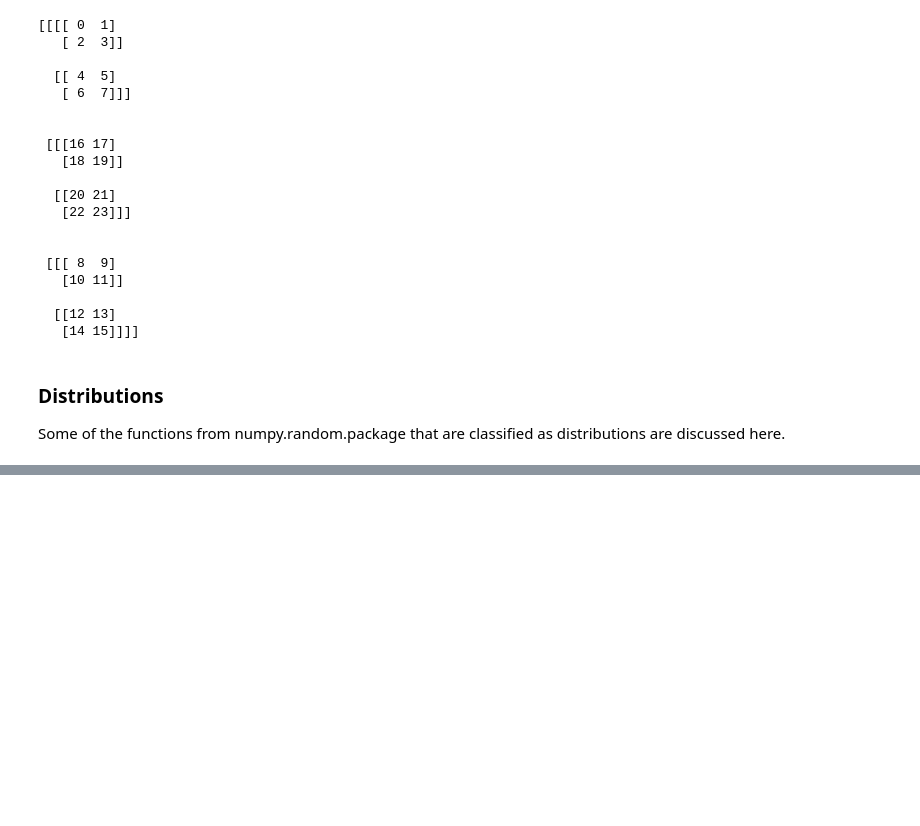
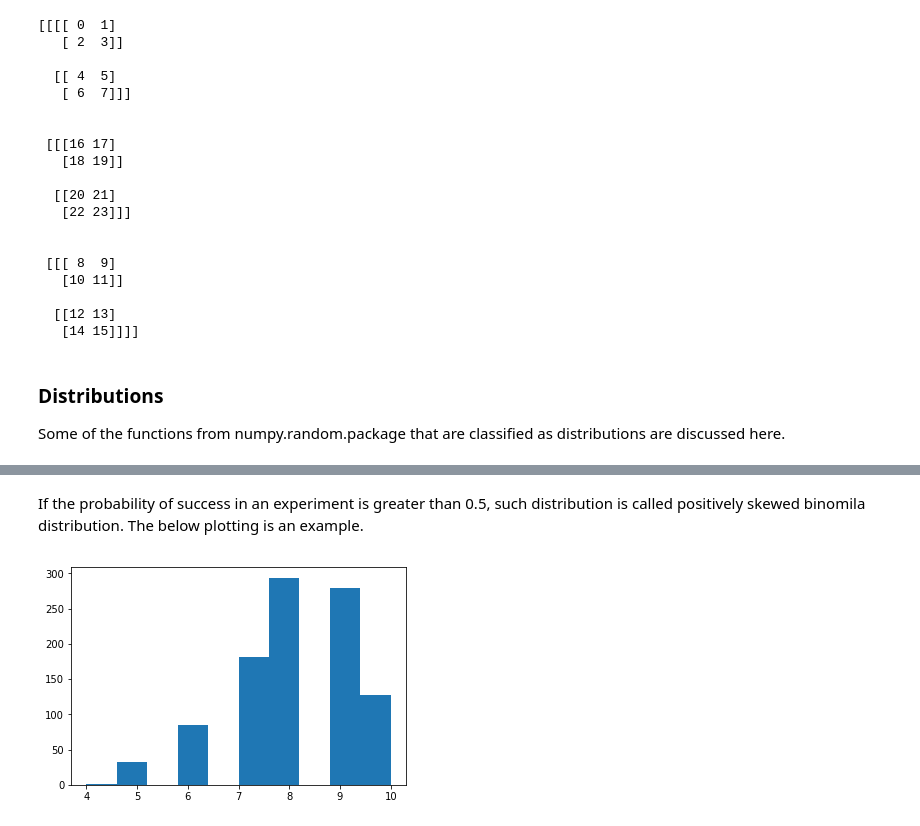
Before and after one commit to shammas012/NumpyRandom, a Jupyter notebook: NumpyRandomPackage.ipynb, the cells around one changed output, grey strips where cells are left out. Saved outputs shown, nothing was run; the diff lists cells and outputs as text; code cells hidden in the pictures; blank space fills up the shorter version.

```diff
--- a/NumpyRandomPackage.ipynb
+++ b/NumpyRandomPackage.ipynb
@@ -234,0 +245,9 @@ Some of the functions from numpy.random.package that are classified as distribut
+# %% [markdown]
+If the probability of success in an experiment is greater than 0.5, such distribution is called positively skewed binomila distribution. The below plotting is an example.
+# %%
+n, p = 10, .8  # number of trials, probability of each trial
+s = np.random.binomial(n, p, 1000)
+plt.hist(s)
+plt.show()
+# %% [output]
+[figure, added]
```
Also changed, not shown: parts of 6 cells of this notebook.
